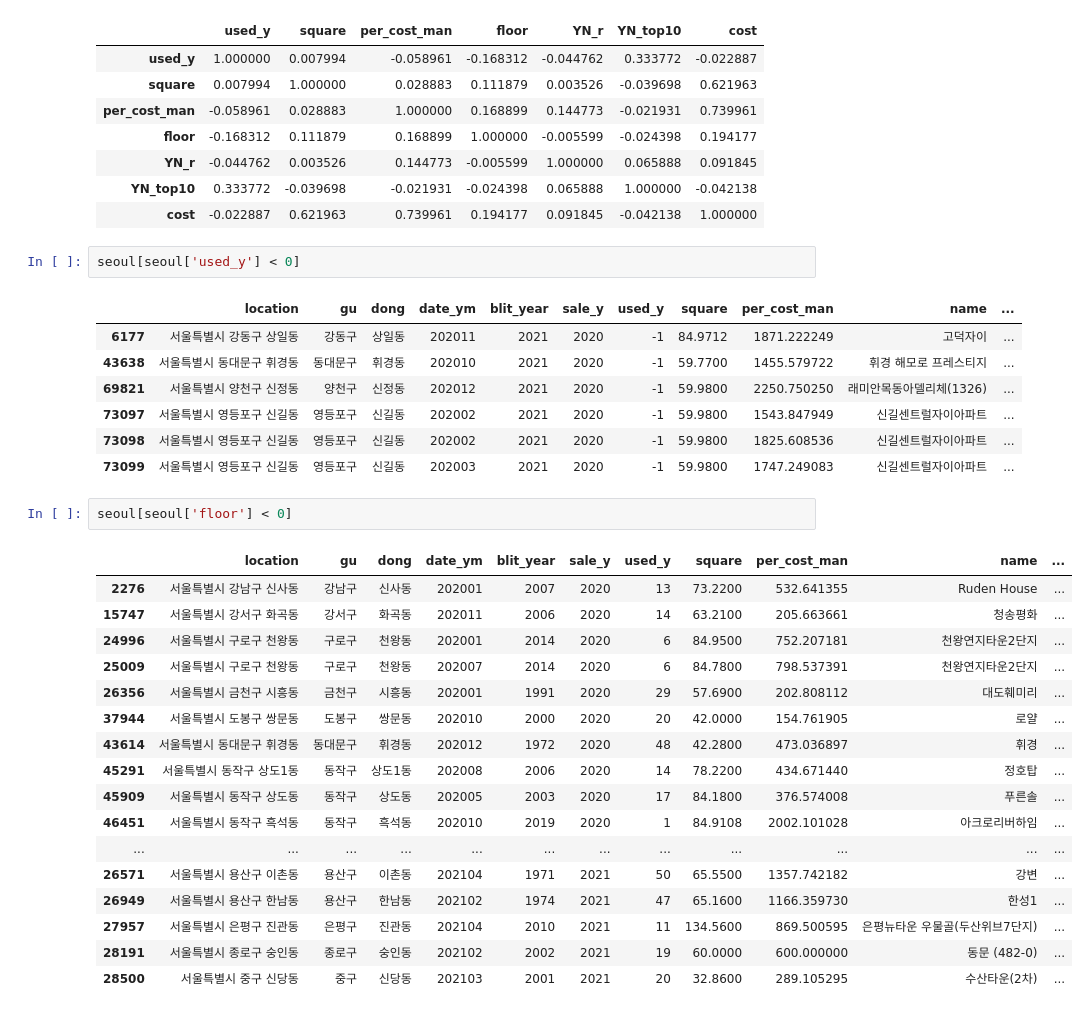
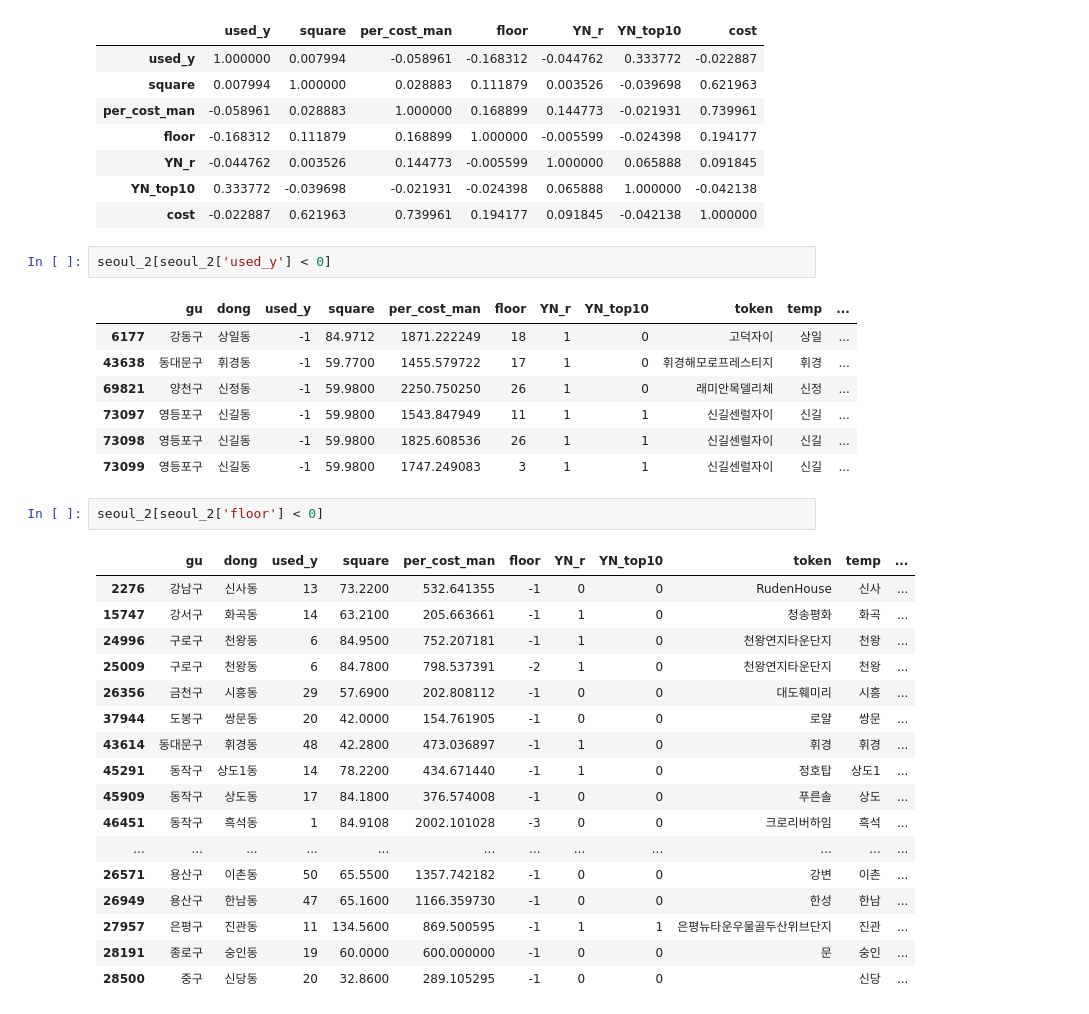
Before and after one commit to chaerui7967/ko_Apartment_Deal, a Jupyter notebook: Apart_EDA.ipynb, the cells around one changed output. Saved outputs shown, nothing was run; the diff lists cells and outputs as text.

```diff
--- a/Apart_EDA.ipynb
+++ b/Apart_EDA.ipynb
@@ -416,32 +416,32 @@ seoul_2.corr()
 | YN_top10 | 0.333772 | -0.039698 | -0.021931 | -0.024398 | 0.065888 | 1.000000 | -0.042138 |
 | cost | -0.022887 | 0.621963 | 0.739961 | 0.194177 | 0.091845 | -0.042138 | 1.000000 |
 # %%
-seoul[seoul['used_y'] < 0]
+seoul_2[seoul_2['used_y'] < 0]
 # %% [output]
-|  | location | gu | dong | date_ym | blit_year | sale_y | used_y | square | per_cost_man | name | ... |
-| 6177 | 서울특별시 강동구 상일동 | 강동구 | 상일동 | 202011 | 2021 | 2020 | -1 | 84.9712 | 1871.222249 | 고덕자이 | ... |
-| 43638 | 서울특별시 동대문구 휘경동 | 동대문구 | 휘경동 | 202010 | 2021 | 2020 | -1 | 59.7700 | 1455.579722 | 휘경 해모로 프레스티지 | ... |
-| 69821 | 서울특별시 양천구 신정동 | 양천구 | 신정동 | 202012 | 2021 | 2020 | -1 | 59.9800 | 2250.750250 | 래미안목동아델리체(1326) | ... |
-| 73097 | 서울특별시 영등포구 신길동 | 영등포구 | 신길동 | 202002 | 2021 | 2020 | -1 | 59.9800 | 1543.847949 | 신길센트럴자이아파트 | ... |
-| 73098 | 서울특별시 영등포구 신길동 | 영등포구 | 신길동 | 202002 | 2021 | 2020 | -1 | 59.9800 | 1825.608536 | 신길센트럴자이아파트 | ... |
-| 73099 | 서울특별시 영등포구 신길동 | 영등포구 | 신길동 | 202003 | 2021 | 2020 | -1 | 59.9800 | 1747.249083 | 신길센트럴자이아파트 | ... |
+|  | gu | dong | used_y | square | per_cost_man | floor | YN_r | YN_top10 | token | temp | ... |
+| 6177 | 강동구 | 상일동 | -1 | 84.9712 | 1871.222249 | 18 | 1 | 0 | 고덕자이 | 상일 | ... |
+| 43638 | 동대문구 | 휘경동 | -1 | 59.7700 | 1455.579722 | 17 | 1 | 0 | 휘경해모로프레스티지 | 휘경 | ... |
+| 69821 | 양천구 | 신정동 | -1 | 59.9800 | 2250.750250 | 26 | 1 | 0 | 래미안목델리체 | 신정 | ... |
+| 73097 | 영등포구 | 신길동 | -1 | 59.9800 | 1543.847949 | 11 | 1 | 1 | 신길센럴자이 | 신길 | ... |
+| 73098 | 영등포구 | 신길동 | -1 | 59.9800 | 1825.608536 | 26 | 1 | 1 | 신길센럴자이 | 신길 | ... |
+| 73099 | 영등포구 | 신길동 | -1 | 59.9800 | 1747.249083 | 3 | 1 | 1 | 신길센럴자이 | 신길 | ... |
 # %%
-seoul[seoul['floor'] < 0]
+seoul_2[seoul_2['floor'] < 0]
 # %% [output]
-|  | location | gu | dong | date_ym | blit_year | sale_y | used_y | square | per_cost_man | name | ... |
-| 2276 | 서울특별시 강남구 신사동 | 강남구 | 신사동 | 202001 | 2007 | 2020 | 13 | 73.2200 | 532.641355 | Ruden House | ... |
-| 15747 | 서울특별시 강서구 화곡동 | 강서구 | 화곡동 | 202011 | 2006 | 2020 | 14 | 63.2100 | 205.663661 | 청송평화 | ... |
-| 24996 | 서울특별시 구로구 천왕동 | 구로구 | 천왕동 | 202001 | 2014 | 2020 | 6 | 84.9500 | 752.207181 | 천왕연지타운2단지 | ... |
-| 25009 | 서울특별시 구로구 천왕동 | 구로구 | 천왕동 | 202007 | 2014 | 2020 | 6 | 84.7800 | 798.537391 | 천왕연지타운2단지 | ... |
-| 26356 | 서울특별시 금천구 시흥동 | 금천구 | 시흥동 | 202001 | 1991 | 2020 | 29 | 57.6900 | 202.808112 | 대도훼미리 | ... |
-| 37944 | 서울특별시 도봉구 쌍문동 | 도봉구 | 쌍문동 | 202010 | 2000 | 2020 | 20 | 42.0000 | 154.761905 | 로얄 | ... |
-| 43614 | 서울특별시 동대문구 휘경동 | 동대문구 | 휘경동 | 202012 | 1972 | 2020 | 48 | 42.2800 | 473.036897 | 휘경 | ... |
-| 45291 | 서울특별시 동작구 상도1동 | 동작구 | 상도1동 | 202008 | 2006 | 2020 | 14 | 78.2200 | 434.671440 | 정호탑 | ... |
-| 45909 | 서울특별시 동작구 상도동 | 동작구 | 상도동 | 202005 | 2003 | 2020 | 17 | 84.1800 | 376.574008 | 푸른솔 | ... |
-| 46451 | 서울특별시 동작구 흑석동 | 동작구 | 흑석동 | 202010 | 2019 | 2020 | 1 | 84.9108 | 2002.101028 | 아크로리버하임 | ... |
+|  | gu | dong | used_y | square | per_cost_man | floor | YN_r | YN_top10 | token | temp | ... |
+| 2276 | 강남구 | 신사동 | 13 | 73.2200 | 532.641355 | -1 | 0 | 0 | RudenHouse | 신사 | ... |
+| 15747 | 강서구 | 화곡동 | 14 | 63.2100 | 205.663661 | -1 | 1 | 0 | 청송평화 | 화곡 | ... |
+| 24996 | 구로구 | 천왕동 | 6 | 84.9500 | 752.207181 | -1 | 1 | 0 | 천왕연지타운단지 | 천왕 | ... |
+| 25009 | 구로구 | 천왕동 | 6 | 84.7800 | 798.537391 | -2 | 1 | 0 | 천왕연지타운단지 | 천왕 | ... |
+| 26356 | 금천구 | 시흥동 | 29 | 57.6900 | 202.808112 | -1 | 0 | 0 | 대도훼미리 | 시흥 | ... |
+| 37944 | 도봉구 | 쌍문동 | 20 | 42.0000 | 154.761905 | -1 | 0 | 0 | 로얄 | 쌍문 | ... |
+| 43614 | 동대문구 | 휘경동 | 48 | 42.2800 | 473.036897 | -1 | 1 | 0 | 휘경 | 휘경 | ... |
+| 45291 | 동작구 | 상도1동 | 14 | 78.2200 | 434.671440 | -1 | 1 | 0 | 정호탑 | 상도1 | ... |
+| 45909 | 동작구 | 상도동 | 17 | 84.1800 | 376.574008 | -1 | 0 | 0 | 푸른솔 | 상도 | ... |
+| 46451 | 동작구 | 흑석동 | 1 | 84.9108 | 2002.101028 | -3 | 0 | 0 | 크로리버하임 | 흑석 | ... |
 | ... | ... | ... | ... | ... | ... | ... | ... | ... | ... | ... | ... |
-| 26571 | 서울특별시 용산구 이촌동 | 용산구 | 이촌동 | 202104 | 1971 | 2021 | 50 | 65.5500 | 1357.742182 | 강변 | ... |
-| 26949 | 서울특별시 용산구 한남동 | 용산구 | 한남동 | 202102 | 1974 | 2021 | 47 | 65.1600 | 1166.359730 | 한성1 | ... |
-| 27957 | 서울특별시 은평구 진관동 | 은평구 | 진관동 | 202104 | 2010 | 2021 | 11 | 134.5600 | 869.500595 | 은평뉴타운 우물골(두산위브7단지) | ... |
-| 28191 | 서울특별시 종로구 숭인동 | 종로구 | 숭인동 | 202102 | 2002 | 2021 | 19 | 60.0000 | 600.000000 | 동문 (482-0) | ... |
-| 28500 | 서울특별시 중구 신당동 | 중구 | 신당동 | 202103 | 2001 | 2021 | 20 | 32.8600 | 289.105295 | 수산타운(2차) | ... |
+| 26571 | 용산구 | 이촌동 | 50 | 65.5500 | 1357.742182 | -1 | 0 | 0 | 강변 | 이촌 | ... |
+| 26949 | 용산구 | 한남동 | 47 | 65.1600 | 1166.359730 | -1 | 0 | 0 | 한성 | 한남 | ... |
+| 27957 | 은평구 | 진관동 | 11 | 134.5600 | 869.500595 | -1 | 1 | 1 | 은평뉴타운우물골두산위브단지 | 진관 | ... |
+| 28191 | 종로구 | 숭인동 | 19 | 60.0000 | 600.000000 | -1 | 0 | 0 | 문 | 숭인 | ... |
+| 28500 | 중구 | 신당동 | 20 | 32.8600 | 289.105295 | -1 | 0 | 0 |  | 신당 | ... |
```
Also changed, not shown: parts of 19 cells of this notebook.
